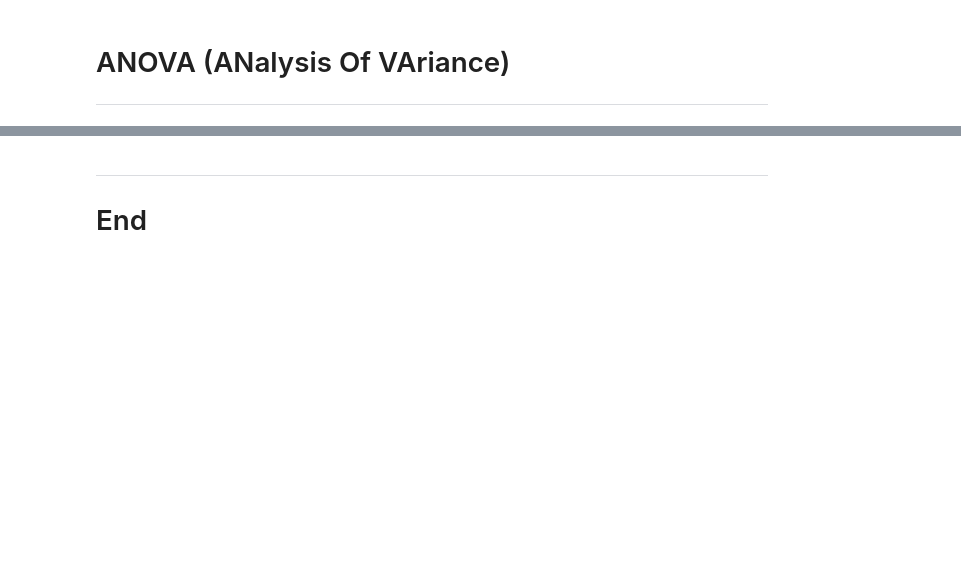
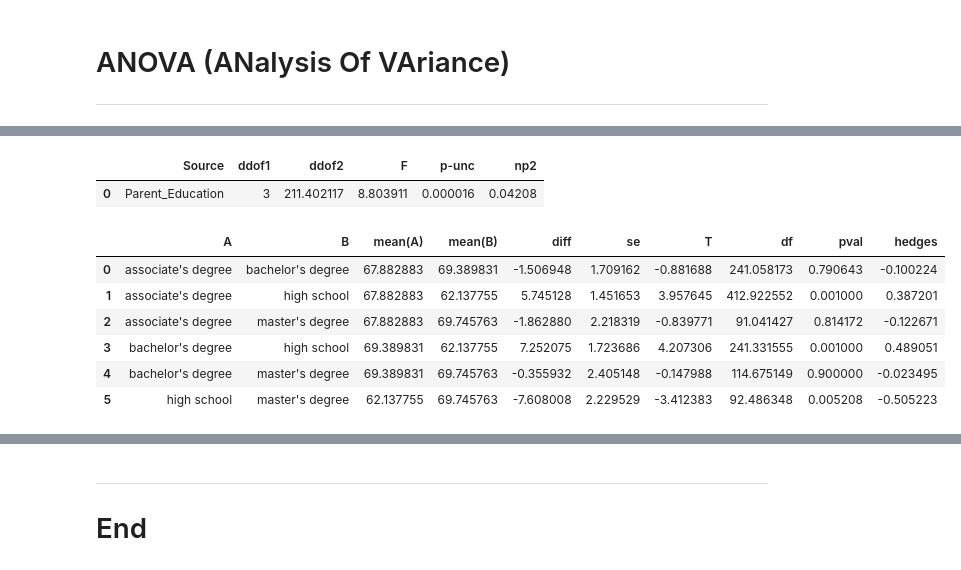
Before and after one commit to colmhiggs11/Machine_Learning_21_CH, a Jupyter notebook: Scipy_Stats.ipynb, the cells around one changed output, grey strips where cells are left out. Drawn from its saved outputs; the diff is of its cells as text; code cells hidden in the pictures; blank space fills up the shorter version.

```diff
--- a/Scipy_Stats.ipynb
+++ b/Scipy_Stats.ipynb
@@ -116,0 +194,7 @@ gaussian_gen(name='gaussian')
+# %%
+Anova_df1 = Anova_DF[~Anova_DF['Parent_Education'].isin(['some high school','some college'])]
+Anova_df1.Parent_Education.value_counts()
+print(f'There are now {Anova_df1.Parent_Education.nunique()} categorical groups in this variable')
+print(f'---------------------------')
+print(Anova_df1.Parent_Education.value_counts())
+print(f'---------------------------')
@@ -116,0 +351,15 @@ gaussian_gen(name='gaussian')
+# %%
+pg.welch_anova(dv='math score', between='Parent_Education', data=Anova_df1)
+# %% [output]
+|  | Source | ddof1 | ddof2 | F | p-unc | np2 |
+| 0 | Parent_Education | 3 | 211.402117 | 8.803911 | 0.000016 | 0.04208 |
+# %%
+pg.pairwise_gameshowell(dv='math score', between='Parent_Education', data=Anova_df1)
+# %% [output]
+|  | A | B | mean(A) | mean(B) | diff | se | T | df | pval | hedges |
+| 0 | associate's degree | bachelor's degree | 67.882883 | 69.389831 | -1.506948 | 1.709162 | -0.881688 | 241.058173 | 0.790643 | -0.100224 |
+| 1 | associate's degree | high school | 67.882883 | 62.137755 | 5.745128 | 1.451653 | 3.957645 | 412.922552 | 0.001000 | 0.387201 |
+| 2 | associate's degree | master's degree | 67.882883 | 69.745763 | -1.862880 | 2.218319 | -0.839771 | 91.041427 | 0.814172 | -0.122671 |
+| 3 | bachelor's degree | high school | 69.389831 | 62.137755 | 7.252075 | 1.723686 | 4.207306 | 241.331555 | 0.001000 | 0.489051 |
+| 4 | bachelor's degree | master's degree | 69.389831 | 69.745763 | -0.355932 | 2.405148 | -0.147988 | 114.675149 | 0.900000 | -0.023495 |
+| 5 | high school | master's degree | 62.137755 | 69.745763 | -7.608008 | 2.229529 | -3.412383 | 92.486348 | 0.005208 | -0.505223 |
```
Also changed, not shown: parts of 33 cells of this notebook, 3 other files.
